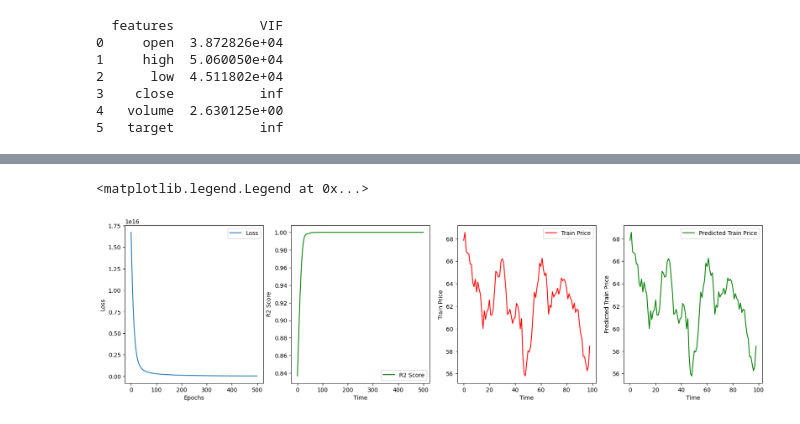
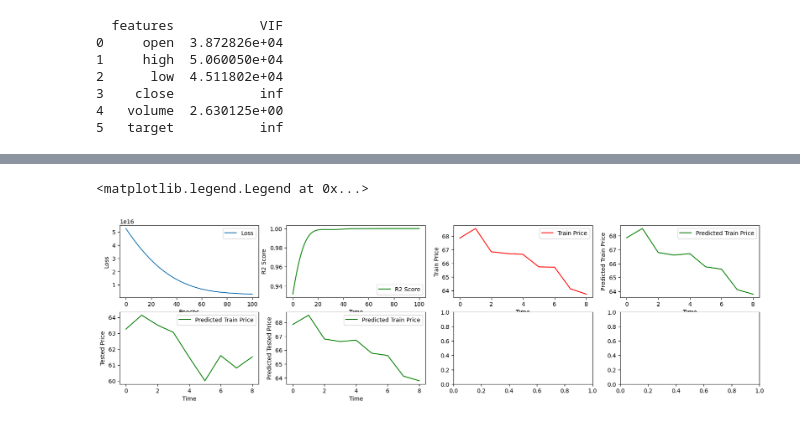
Before and after one commit to cecinuga/MarketAI, a Jupyter notebook: Models/MarketAI.ipynb, the cells around one changed output, grey strips where cells are left out. Cells and saved outputs as stored; diff of their text form; code cells hidden in the pictures.

```diff
--- a/Models/MarketAI.ipynb
+++ b/Models/MarketAI.ipynb
@@ -132,24 +132,24 @@ class LSTMLayer(tf.Module):
     @tf.function
     def build(self):
         if not self.builded:
-            self.W_xh = tf.Variable(tf.eye(self.units, self.input_dim), trainable=True, dtype=tf.float32)
+            self.W_hx = tf.Variable(tf.eye(self.units, self.input_dim), trainable=True, dtype=tf.float32)
             self.W_hh = tf.Variable(tf.eye(self.units, self.units), trainable=True, dtype=tf.float32)
-            self.W_hy = tf.Variable(tf.eye(self.output_dim, self.units), trainable=True, dtype=tf.float32)
+            self.W_hy = tf.Variable(tf.eye(self.input_dim, self.units), trainable=True, dtype=tf.float32)
             self.h = tf.Variable(tf.zeros([self.units, 1]), dtype=tf.float32)
-            self.vars = [self.W_xh, self.W_hh, self.W_hy]
+            self.vars = [self.W_hx, self.W_hh, self.W_hy]
             self.builded = True
 
     @tf.function(reduce_retracing=True)
     def __call__(self, x):
         print("------LSTMLayer------")
-        print("[#] W_xh: {0}, W_hh: {1}, W_hy: {2}, X: {3}".format(self.W_xh.shape, self.W_hh.shape, self.W_hy.shape, x.shape))
-        updated_input = tf.multiply(self.W_xh, x)
+        print("[#] W_hx: {0}, W_hh: {1}, W_hy: {2}, X: {3}".format(self.W_hx.shape, self.W_hh.shape, self.W_hy.shape, x.shape))
+        updated_input = tf.multiply(self.W_hx, x)
         updated_memory = tf.matmul(self.W_hh, self.h)
         print("[#] updated_input: {0}, updated_memory: {1}".format(updated_input.shape, updated_memory.shape))
         self.h = tf.math.tanh(
             tf.add(updated_memory, updated_input),
         )
-        output = tf.nn.sigmoid(tf.multiply(self.W_hy, tf.transpose(self.h)))
+        output = tf.reduce_mean(tf.nn.sigmoid(tf.multiply(self.W_hy, tf.transpose(self.h))), axis=1)
         print("[#] h: {0}, output: {1}".format(self.h.shape, output.shape))
         print("\n")
         return output, self.h
@@ -239,16 +245,17 @@ class MarketAI(tf.Module):
 # %%
 n_ciclic, n_rows, n_features = X.shape
 n_neurons = 5
-epochs = 500
+epochs = 100
 lr = 0.01
 model = MarketAI([
     DenseLayer(n_neurons, n_rows, n_features),
-    LSTMLayer(1, n_features, n_features),
+    LSTMLayer(2, n_features, 1),
     DenseLayer(n_neurons, n_rows, n_features),
 ], epochs, lr)
 model.build()
-model.load(X[0])
+model.load(X[0], X[1])
 model.train()
+model.predict()
 # %% [output]
 ------DenseLayer------
 [#] updated_input: (5, 9, 6), output: (9, 6)
@@ -268,23 +276,34 @@ ValueError: in user code:
 # %%
-fig, ax = plt.subplots(1, 4, figsize=(20, 5))
-ax[0].plot([e for e in range(len(model.loss_history))], model.loss_history, label="Loss")
-ax[0].set_ylabel('Loss')
-ax[0].set_xlabel('Epochs')
-ax[0].legend()
+fig, ax = plt.subplots(2, 4, figsize=(20, 8))
+ax[0, 0].plot([e for e in range(len(model.loss_history))], model.loss_history, label="Loss")
+ax[0, 0].set_ylabel('Loss')
+ax[0, 0].set_xlabel('Epochs')
+ax[0, 0].legend()
 
-ax[2].plot([e for e in range(len(X[0, :, :]))], X[0, :, -1], label="Train Price", color='red')
-ax[2].set_ylabel('Train Price')
-ax[2].set_xlabel('Time')
-ax[2].legend()
-ax[3].plot([e for e in range(len(X[0, :, :]))], model.predicted[:, -1], label="Predicted Train Price", color='green')
-ax[3].set_ylabel('Predicted Train Price')
-ax[3].set_xlabel('Time')
-ax[3].legend()
+ax[0, 2].plot([e for e in range(len(model.X_train))], model.X_train[:, -1], label="Train Price", color='red')
+ax[0, 2].set_ylabel('Train Price')
+ax[0, 2].set_xlabel('Time')
+ax[0, 2].legend()
 
-ax[1].plot([e for e in range(len(model.r2_history))], model.r2_history, label="R2 Score", color='green')
-ax[1].set_ylabel('R2 Score')
-ax[1].set_xlabel('Time')
-ax[1].legend()
+ax[0, 3].plot([e for e in range(len(model.X_train))], model.predicted_train[:, -1], label="Predicted Train Price", color='green')
+ax[0, 3].set_ylabel('Predicted Train Price')
+ax[0, 3].set_xlabel('Time')
+ax[0, 3].legend()
+
+ax[1, 0].plot([e for e in range(len(model.X_test))], model.X_test[:, -1], label="Predicted Train Price", color='red')
+ax[1, 0].set_ylabel('Tested Price')
+ax[1, 0].set_xlabel('Time')
+ax[1, 0].legend()
+
+ax[1, 1].plot([e for e in range(len(model.X_test))], model.predicted_test[:, -1], label="Predicted Train Price", color='green')
+ax[1, 1].set_ylabel('Predicted Tested Price')
+ax[1, 1].set_xlabel('Time')
+ax[1, 1].legend()
+
+ax[0, 1].plot([e for e in range(len(model.r2_history))], model.r2_history, label="R2 Score", color='green')
+ax[0, 1].set_ylabel('R2 Score')
+ax[0, 1].set_xlabel('Time')
+ax[0, 1].legend()
 # %% [output]
 <matplotlib.legend.Legend at 0x...>
-[figure, old version]
+[figure, new version]
```
Also changed, not shown: parts of 2 cells of this notebook.
